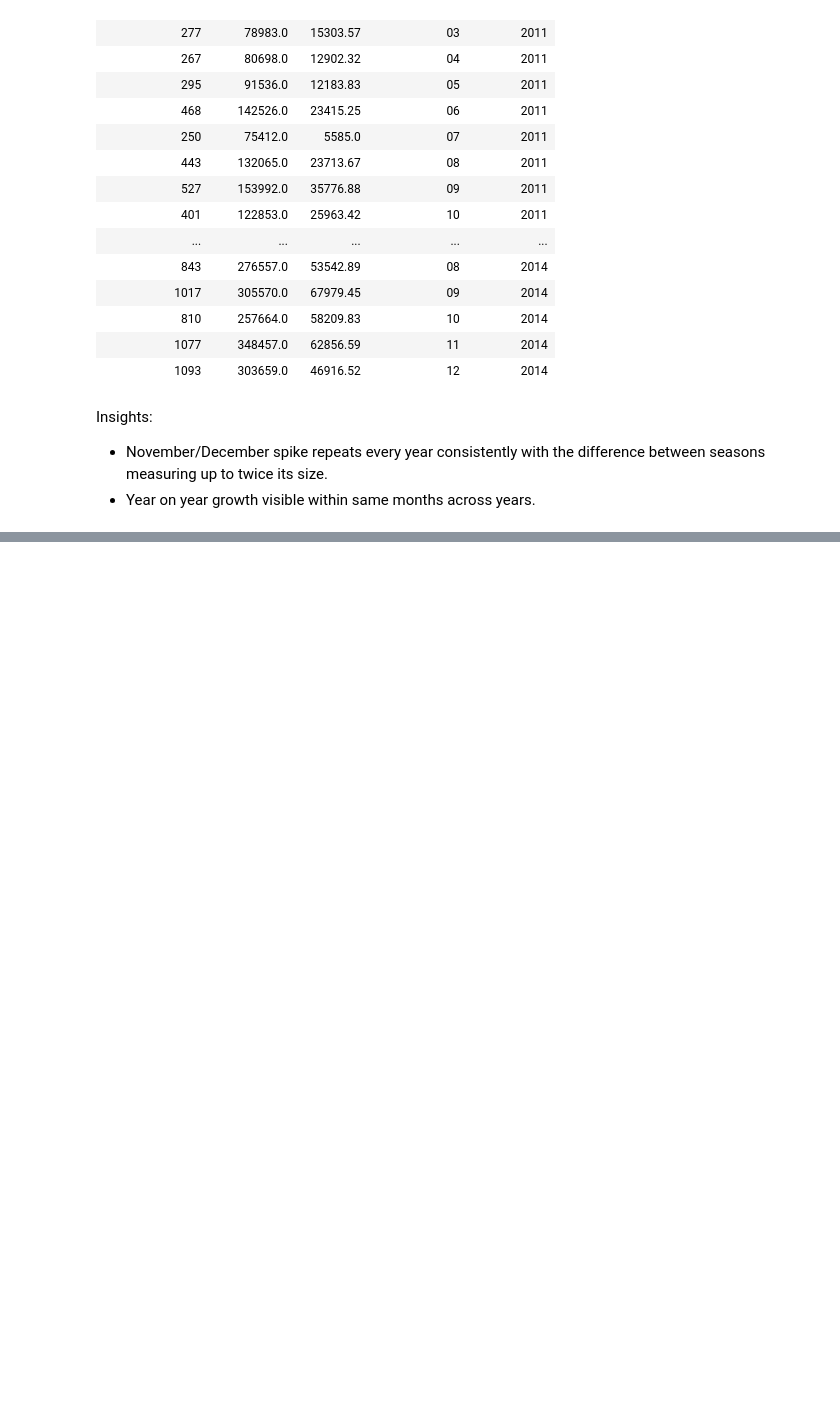
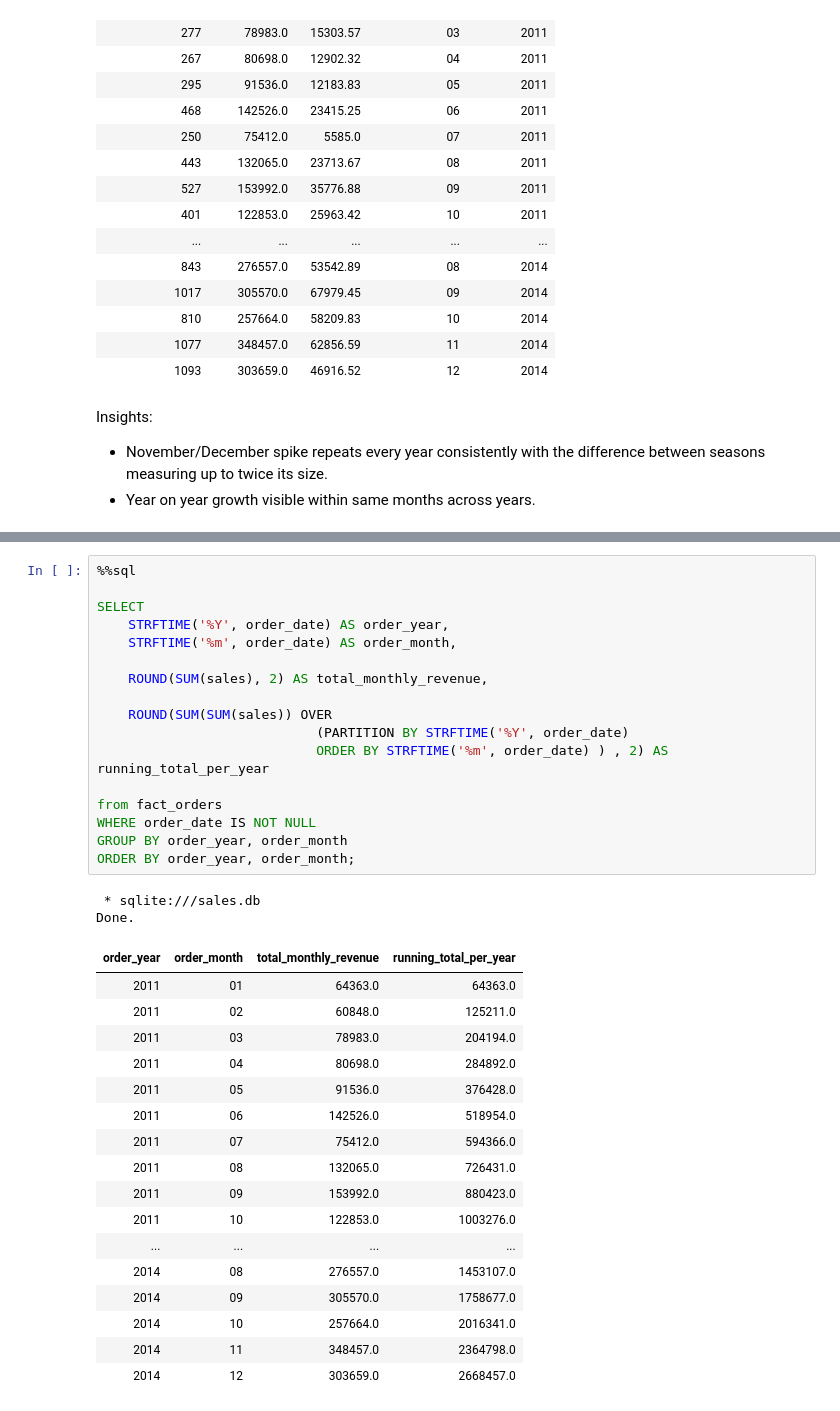
Before and after one commit to moztarib/data-analytics-sql, a Jupyter notebook: notebooks/00_load_data.ipynb, the cells around one changed output, grey strips where cells are left out. Saved outputs shown, nothing was run; the diff lists cells and outputs as text; blank space fills up the shorter version.

```diff
--- a/notebooks/00_load_data.ipynb
+++ b/notebooks/00_load_data.ipynb
@@ -481,0 +563,37 @@ Insights:
+# %%
+%%sql
+
+SELECT
+    STRFTIME('%Y', order_date) AS order_year,
+    STRFTIME('%m', order_date) AS order_month,
+
+    ROUND(SUM(sales), 2) AS total_monthly_revenue,
+
+    ROUND(SUM(SUM(sales)) OVER
+                            (PARTITION BY STRFTIME('%Y', order_date)
+                            ORDER BY STRFTIME('%m', order_date) ) , 2) AS running_total_per_year
+
+from fact_orders
+WHERE order_date IS NOT NULL
+GROUP BY order_year, order_month
+ORDER BY order_year, order_month;
+# %% [output]
+ * sqlite:///sales.db
+Done.
+| order_year | order_month | total_monthly_revenue | running_total_per_year |
+| 2011 | 01 | 64363.0 | 64363.0 |
+| 2011 | 02 | 60848.0 | 125211.0 |
+| 2011 | 03 | 78983.0 | 204194.0 |
+| 2011 | 04 | 80698.0 | 284892.0 |
+| 2011 | 05 | 91536.0 | 376428.0 |
+| 2011 | 06 | 142526.0 | 518954.0 |
+| 2011 | 07 | 75412.0 | 594366.0 |
+| 2011 | 08 | 132065.0 | 726431.0 |
+| 2011 | 09 | 153992.0 | 880423.0 |
+| 2011 | 10 | 122853.0 | 1003276.0 |
+| ... | ... | ... | ... |
+| 2014 | 08 | 276557.0 | 1453107.0 |
+| 2014 | 09 | 305570.0 | 1758677.0 |
+| 2014 | 10 | 257664.0 | 2016341.0 |
+| 2014 | 11 | 348457.0 | 2364798.0 |
+| 2014 | 12 | 303659.0 | 2668457.0 |
```
Also changed, not shown: parts of 10 cells of this notebook, 3 other files.
